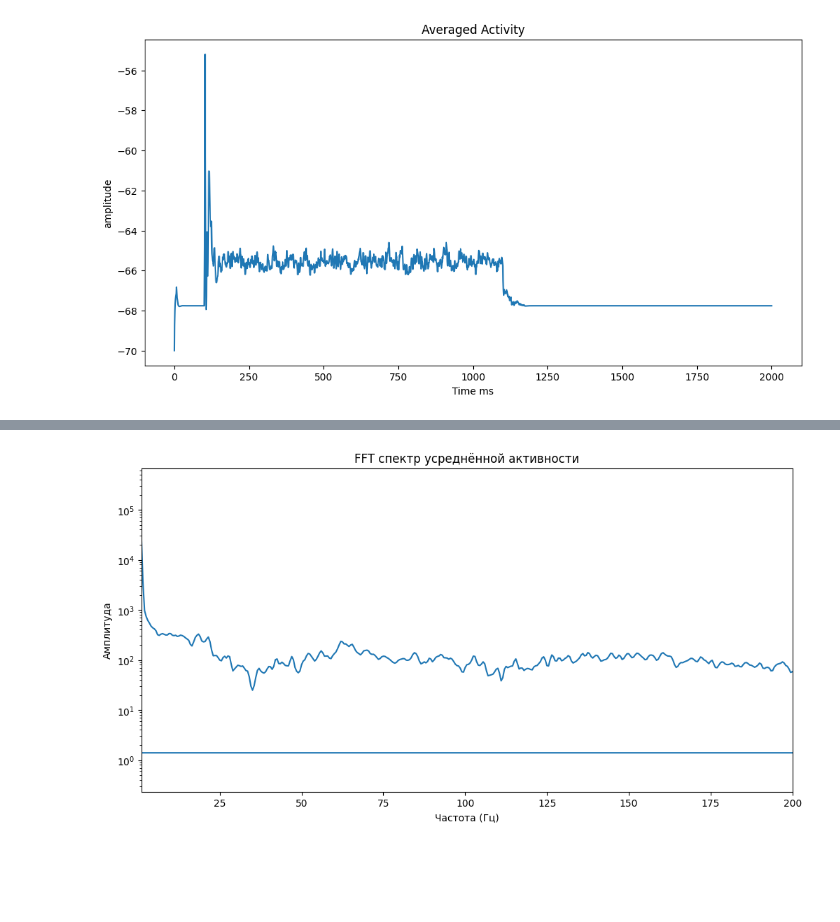
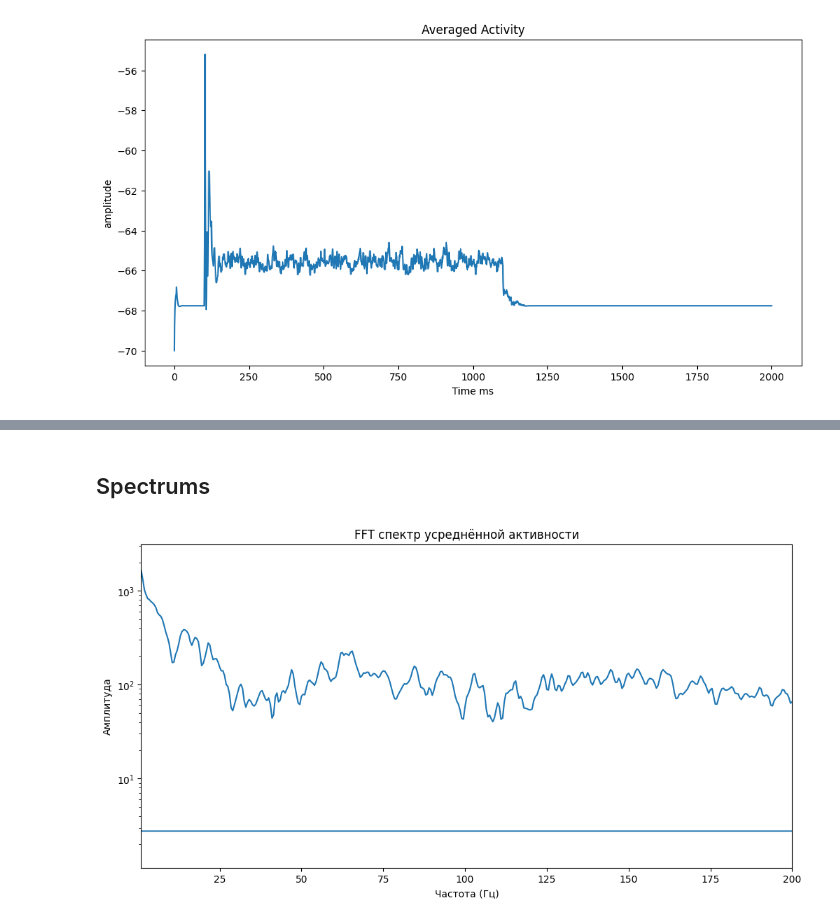
Before and after one commit to Leon-Parepko/Drosophila-Larvae-Simulation, a Jupyter notebook: Leon/Experiments/Statistical/Activity_Analysis.ipynb, the cells around one changed output, grey strips where cells are left out. Saved outputs shown, nothing was run; the diff lists cells and outputs as text; code cells hidden in the pictures; blank space fills up the shorter version.

Commit message:
Updated activity analysis and fix morlet wavelet errors.

```diff
--- a/Leon/Experiments/Statistical/Activity_Analysis.ipynb
+++ b/Leon/Experiments/Statistical/Activity_Analysis.ipynb
@@ -152,0 +191,23 @@ plt.show()
+# %%
+from scipy.signal import detrend, iirnotch, filtfilt
+
+fs = 1 / sr
+
+# 1. Убрать тренд
+signal = detrend(averaged_voltages)
+
+# 2. Убрать DC (detrend обычно справляется, но на всякий случай)
+signal = signal - np.mean(signal)
+
+# 3. Notch 100 Hz (если нужно)
+# b, a = iirnotch(100.0, Q=30, fs=fs)
+# signal = filtfilt(b, a, signal)
+
+signal_preproc = signal
+
+plt.figure(figsize=(12, 6))
+plt.plot(t, signal_preproc)
+plt.xlabel('Time ms')
+plt.ylabel('amplitude')
+plt.title('Averaged Activity')
+plt.show()
@@ -153,28 +216,24 @@ plt.show()
+# %% [markdown]
+## Spectrums
 # %%
-# извлекаем напряжения всех нейронов
-all_voltages = list(voltages.values())
-
-# усредняем напряжения по нейронам
-averaged_voltages = np.mean(all_voltages, axis=0)
-
 # применяем FFT к усреднённым напряжениям
-fft = np.fft.fft(averaged_voltages)
+fft = np.fft.fft(signal_preproc)
 freqs = np.fft.fftfreq(len(t), d=sr)
 
 # сглаживаем спектр
 sigma = 1  # параметр сглаживания (подбери подходящее значение)
 smoothed_fft = gaussian_filter1d(np.abs(fft), sigma)
 # smoothed_fft = np.abs(fft)
 
 # рисуем спектр
 plt.figure(figsize=(12, 6))
 plt.plot(freqs, smoothed_fft)
 plt.xlim([1, 200])
 # plt.ylim([-10000, 10000])
 plt.yscale('log')
 plt.xlabel('Частота (Гц)')
 plt.ylabel('Амплитуда')
 plt.title('FFT спектр усреднённой активности')
 plt.show()
 # %% [output]
-[figure, old version]
+[figure, new version]
```
Also changed, not shown: parts of 7 cells of this notebook.
